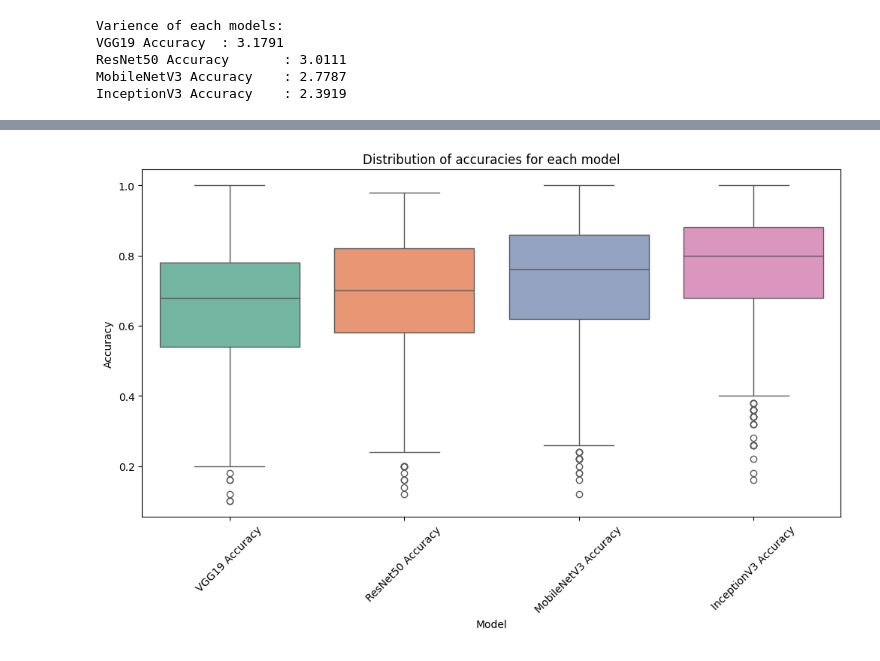
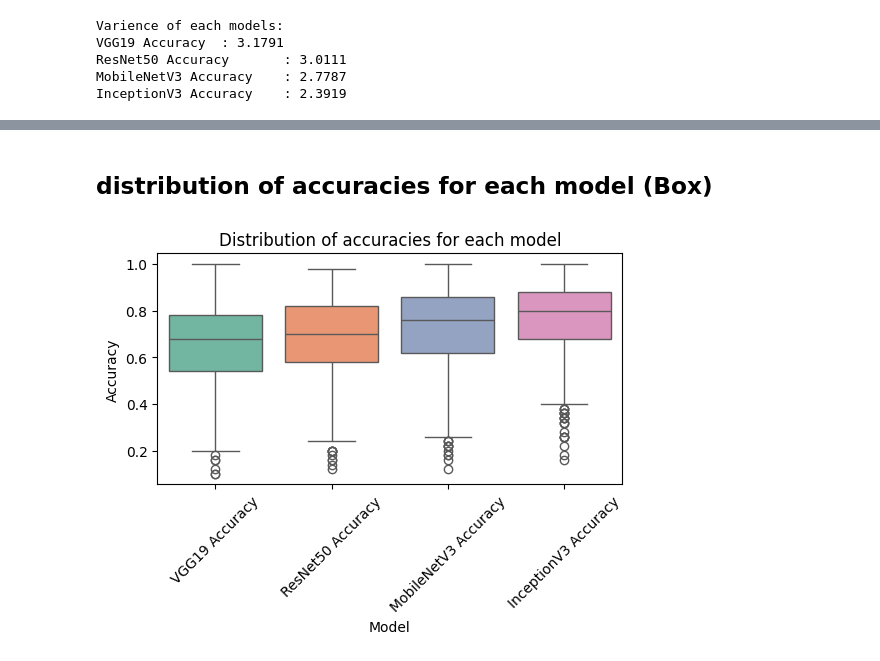
Before and after one commit to Khushi-MA/EIS, a Jupyter notebook: file1.ipynb, the cells around one changed output, grey strips where cells are left out. Drawn from its saved outputs; the diff is of its cells as text; code cells hidden in the pictures.

```diff
--- a/file1.ipynb
+++ b/file1.ipynb
@@ -340,0 +273,13 @@ Manual Row Variance:
+# %%
+import pandas as pd
+
+# Assuming the data is in a file named 'accuracy.csv'
+df = pd.read_csv('accuracy.csv')
+
+# Set 'Folder' as index to calculate variance on the accuracy columns
+df.set_index('Folder', inplace=True)
+
+# Calculate row-wise variance
+row_variance = df.var(axis=1)
+
+print(row_variance)
@@ -341,11 +300,20 @@ Manual Row Variance:
+# %% [markdown]
+## distribution of accuracies for each model (Box)
 # %%
-# Visualize distribution of accuracies for each model
-plt.figure(figsize=(12, 6))
-sns.boxplot(data=df.drop(columns=['Folder', 'row_var']), palette='Set2')
+# # Visualize distribution of accuracies for each model
+# df_avg = df
+# df_avg['row_var'] = row_variances
+
+# df = pd.read_csv('accuracy.csv')
+# df_avg = df
+# df_avg['row_var'] = row_variances
+
+plt.figure(figsize=(6, 3))
+sns.boxplot(data=df.drop(columns=['Folder']), palette='Set2')
 plt.title('Distribution of accuracies for each model')
 plt.xlabel('Model')
 plt.ylabel('Accuracy')
 plt.xticks(rotation=45)
 plt.show()
 # %% [output]
-[figure, old version]
+[figure, new version]
```
Also changed, not shown: parts of 49 cells of this notebook.
